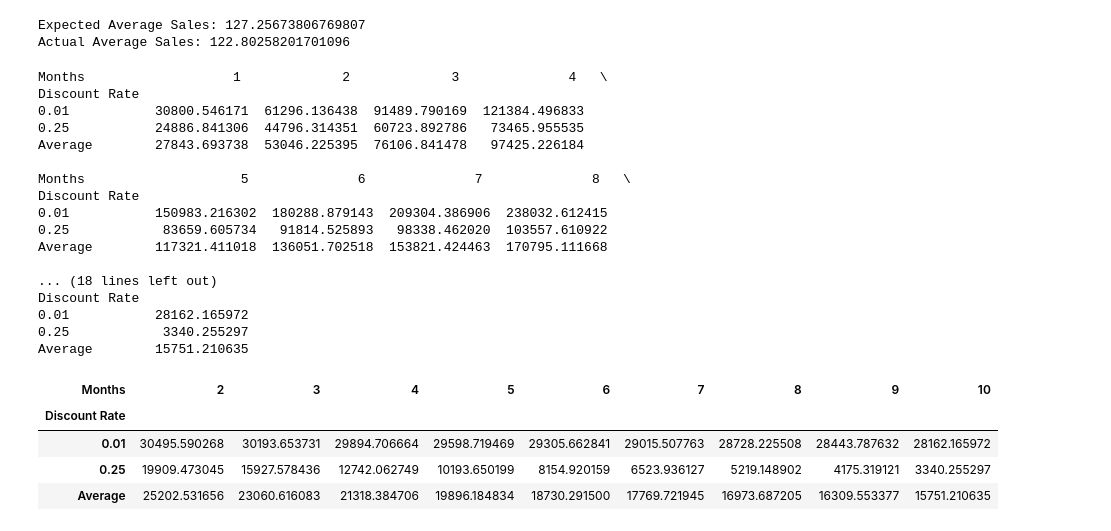
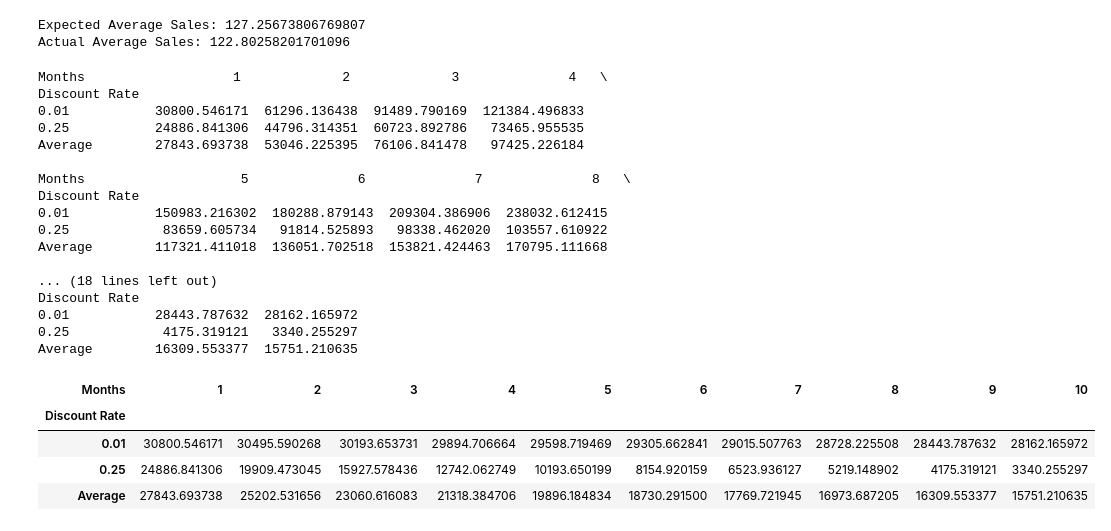
Before and after one commit to phucly-s2/customer-lifetime-value-prediction, a Jupyter notebook: CLV_prediction.ipynb, the cells around one changed output. Drawn from its saved outputs; the diff is of its cells as text; code cells hidden in the pictures.

```diff
--- a/CLV_prediction.ipynb
+++ b/CLV_prediction.ipynb
@@ -89,7 +78,10 @@ results_df = pd.DataFrame(results_dict)
 pivot_df = results_df.pivot(index='Discount Rate', columns='Months', values='Total CLV')
 pivot_df.loc['Average'] = pivot_df.mean()
 
-pivot_df_diff = pivot_df.diff(axis=1).iloc[:, 1:]
+# Calculate the difference from the previous month, including the difference from Month 0 to Month 1
+pivot_df_diff = pivot_df.diff(axis=1)
+pivot_df_diff.insert(0, 0, pivot_df[1]) # Insert the Month 1 values as the difference from Month 0
+pivot_df_diff = pivot_df_diff.drop(columns=[1]) # Drop the original Month 1 difference column
 
 # Display the DataFrame
 print(pivot_df)
@@ -109,15 +101,16 @@ Average        117321.411018  136051.702518  153821.424463  170795.111668
 
 ... (18 lines left out)
 Discount Rate
-0.01           28162.165972
-0.25            3340.255297
-Average        15751.210635
+0.01           28443.787632  28162.165972
+0.25            4175.319121   3340.255297
+Average        16309.553377  15751.210635
 # %%
 pivot_df_diff = pd.DataFrame(pivot_df_diff)
+pivot_df_diff = pivot_df_diff.rename(columns={0: 1})
 pivot_df_diff
 # %% [output]
-| Months | 2 | 3 | 4 | 5 | 6 | 7 | 8 | 9 | 10 |
-| Discount Rate |  |  |  |  |  |  |  |  |  |
-| 0.01 | 30495.590268 | 30193.653731 | 29894.706664 | 29598.719469 | 29305.662841 | 29015.507763 | 28728.225508 | 28443.787632 | 28162.165972 |
-| 0.25 | 19909.473045 | 15927.578436 | 12742.062749 | 10193.650199 | 8154.920159 | 6523.936127 | 5219.148902 | 4175.319121 | 3340.255297 |
-| Average | 25202.531656 | 23060.616083 | 21318.384706 | 19896.184834 | 18730.291500 | 17769.721945 | 16973.687205 | 16309.553377 | 15751.210635 |
+| Months | 1 | 2 | 3 | 4 | 5 | 6 | 7 | 8 | 9 | 10 |
+| Discount Rate |  |  |  |  |  |  |  |  |  |  |
+| 0.01 | 30800.546171 | 30495.590268 | 30193.653731 | 29894.706664 | 29598.719469 | 29305.662841 | 29015.507763 | 28728.225508 | 28443.787632 | 28162.165972 |
+| 0.25 | 24886.841306 | 19909.473045 | 15927.578436 | 12742.062749 | 10193.650199 | 8154.920159 | 6523.936127 | 5219.148902 | 4175.319121 | 3340.255297 |
+| Average | 27843.693738 | 25202.531656 | 23060.616083 | 21318.384706 | 19896.184834 | 18730.291500 | 17769.721945 | 16973.687205 | 16309.553377 | 15751.210635 |
```
Also changed, not shown: parts of 18 cells of this notebook.
